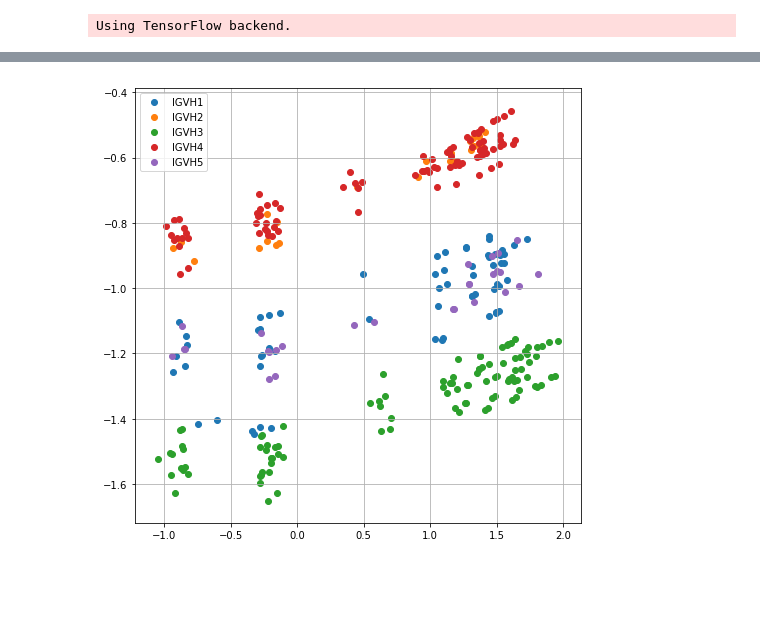
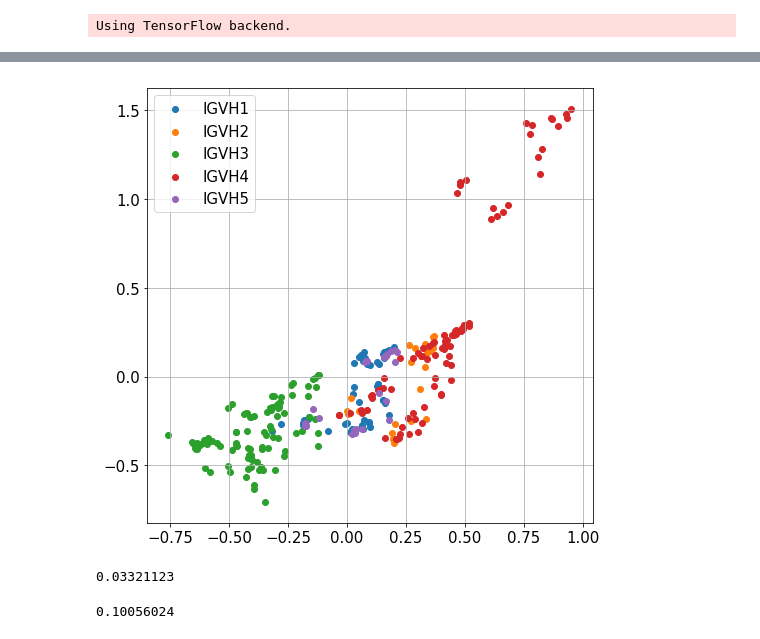
Before and after one commit to gf712/scFv-autoencoders, a Jupyter notebook: notebooks/autoencoderV6.ipynb, the cells around one changed output, grey strips where cells are left out. Cells and saved outputs as stored; diff of their text form; code cells hidden in the pictures; blank space fills up the shorter version.

```diff
--- a/notebooks/autoencoderV6.ipynb
+++ b/notebooks/autoencoderV6.ipynb
@@ -187,0 +221,2 @@ from sklearn.cluster import KMeans
+# %%
+X=X[:, np.argsort(norm_variance)[::-1]][:, :8]
@@ -188,9 +243,9 @@ from sklearn.cluster import KMeans
 # %%
-N_CLUSTERS = 12
+N_CLUSTERS = 8
 
-kmeans = KMeans(N_CLUSTERS, init='random', random_state=2)
-kmeans.fit(data[['Latent1','Latent2']])
+kmeans = KMeans(N_CLUSTERS, random_state=0)
+kmeans.fit(X)
 plt.figure(figsize=(8,8))
-plt.scatter(data['Latent1'], data['Latent2'], c=kmeans.predict(data[['Latent1','Latent2']]))
+plt.scatter(X[:,0], X[:,1], c=kmeans.predict(X))
 plt.grid()
 # %% [output]
@@ -198,7 +253,7 @@ plt.grid()
 # %%
 f, ax = plt.subplots(1,2,figsize=(16,8))
-kmeans_labels = kmeans.predict(data[['Latent1','Latent2']])
-tms = ax[1].scatter(data['Latent1'], data['Latent2'], c=data['Tm D - Mean'].values, cmap='RdYlBu_r')
+kmeans_labels = kmeans.predict(X)
+tms = ax[1].scatter(X[:,0], X[:,1], c=data['Tm D - Mean'].values, cmap='RdYlBu_r')
 for x in range(N_CLUSTERS):
     ax[1].text(kmeans.cluster_centers_[x][0]-.05, kmeans.cluster_centers_[x][1]-.06,
                'C {}: {:.2f}'.format(x+1, np.median(data.values[kmeans_labels==x, 0])), fontsize=12)
@@ -219,15 +306,3 @@ lambda_kappa = lambda_kappa[[fab_collection.names.index(name) for name in data.i
 # %%
 heavy_germline = fab_collection.germline['Heavy']['Assignment'].apply(lambda x: int(x.split('-')[0][-1])).values
 heavy_germline = heavy_germline[[fab_collection.names.index(name) for name in data.index]]
-# %%
-plt.sub(figsize=(16,8))
-for x in range(2):
-    mask_labels = lambda_kappa == x
-    if x == 0:
-        label = 'Kappa'
-    else:
-        label = 'Lambda'
-    plt.scatter(data['Latent1'].values[mask_labels], data['Latent2'].values[mask_labels],
-                label=label)
-plt.legend()
-plt.grid()
@@ -236,10 +333,20 @@ plt.grid()
 # %%
-plt.figure(figsize=(8,8))
-for x in np.unique(heavy_germline):
-    mask_labels = heavy_germline == x
-    plt.scatter(data['Latent1'].values[mask_labels], data['Latent2'].values[mask_labels],
-                label='IGVH{}'.format(x))
-plt.legend()
-plt.grid()
+with sns.plotting_context(rc={"axes.titlesize":25,"axes.labelsize":15, 'xtick.labelsize': 15,
+                              'ytick.labelsize': 15, 'legend.fontsize': 15}):
+    plt.figure(figsize=(8,8))
+    for x in np.unique(heavy_germline):
+        mask_labels = heavy_germline == x
+        plt.scatter(X[:,0][mask_labels], X[:,1][mask_labels],
+                    label='IGVH{}'.format(x))
+    plt.legend()
+    plt.grid()
 # %% [output]
-[figure, old version]
+[figure, new version]
+# %%
+silhouette_score(X, heavy_germline)
+# %% [output]
+0.03321123
+# %%
+silhouette_score(X, lambda_kappa)
+# %% [output]
+0.10056024
```
Also changed, not shown: parts of 32 cells of this notebook, 28 other files.
